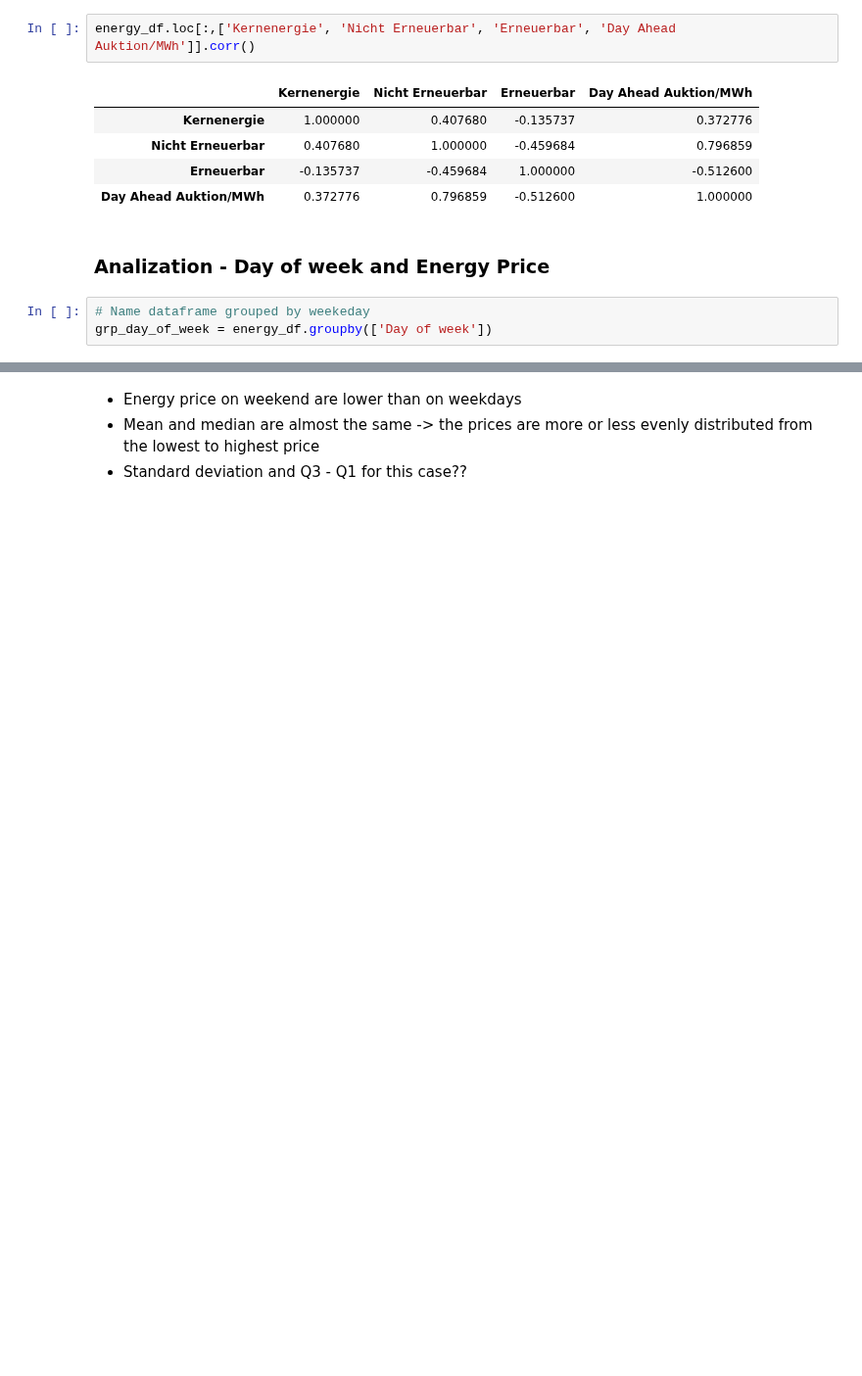
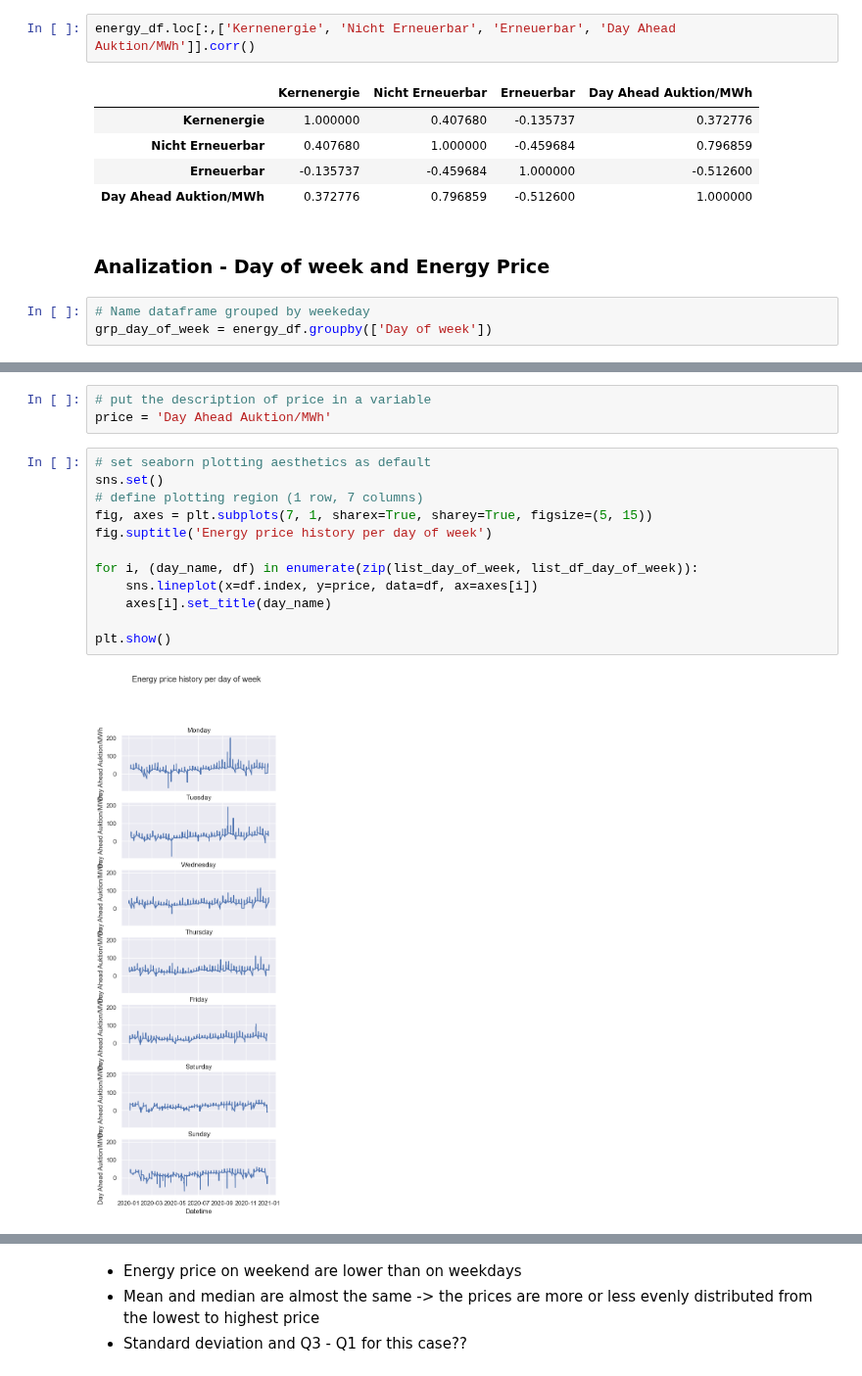
Before and after one commit to M-123-456/team-6-energy-costs, a Jupyter notebook: first_notebook.ipynb, the cells around one changed output, grey strips where cells are left out. Shown at 98% size. Drawn from its saved outputs; the diff is of its cells as text; blank space fills up the shorter version.

```diff
--- a/first_notebook.ipynb
+++ b/first_notebook.ipynb
@@ -96,3 +142,20 @@ grp_day_of_week = energy_df.groupby(['Day of week'])
+# %%
+# put the description of price in a variable
+price = 'Day Ahead Auktion/MWh'
+# %%
+# set seaborn plotting aesthetics as default
+sns.set()
+# define plotting region (1 row, 7 columns)
+fig, axes = plt.subplots(7, 1, sharex=True, sharey=True, figsize=(5, 15))
+fig.suptitle('Energy price history per day of week')
+
+for i, (day_name, df) in enumerate(zip(list_day_of_week, list_df_day_of_week)):
+    sns.lineplot(x=df.index, y=price, data=df, ax=axes[i])
+    axes[i].set_title(day_name)
+
+plt.show()
+# %% [output]
+[figure, added]
 # %%
 # plot the data
 # set figure size
```
Also changed, not shown: parts of 8 cells of this notebook.
